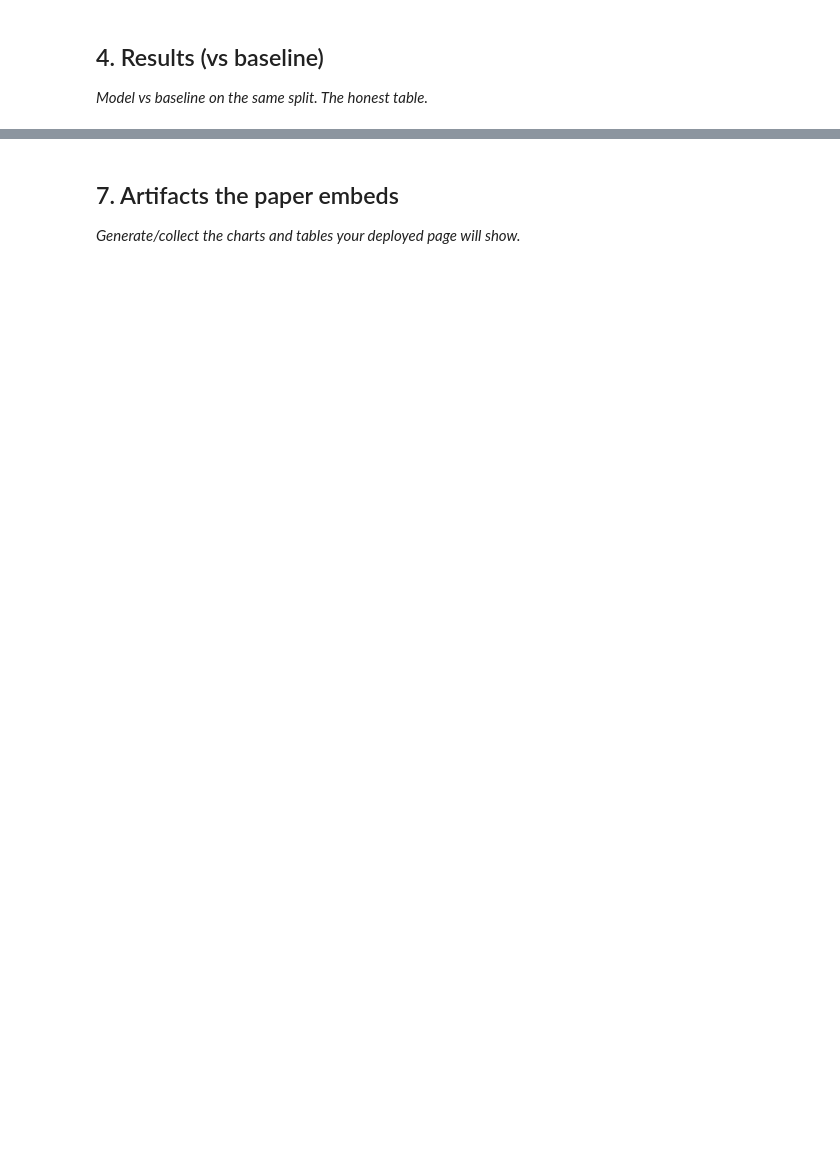
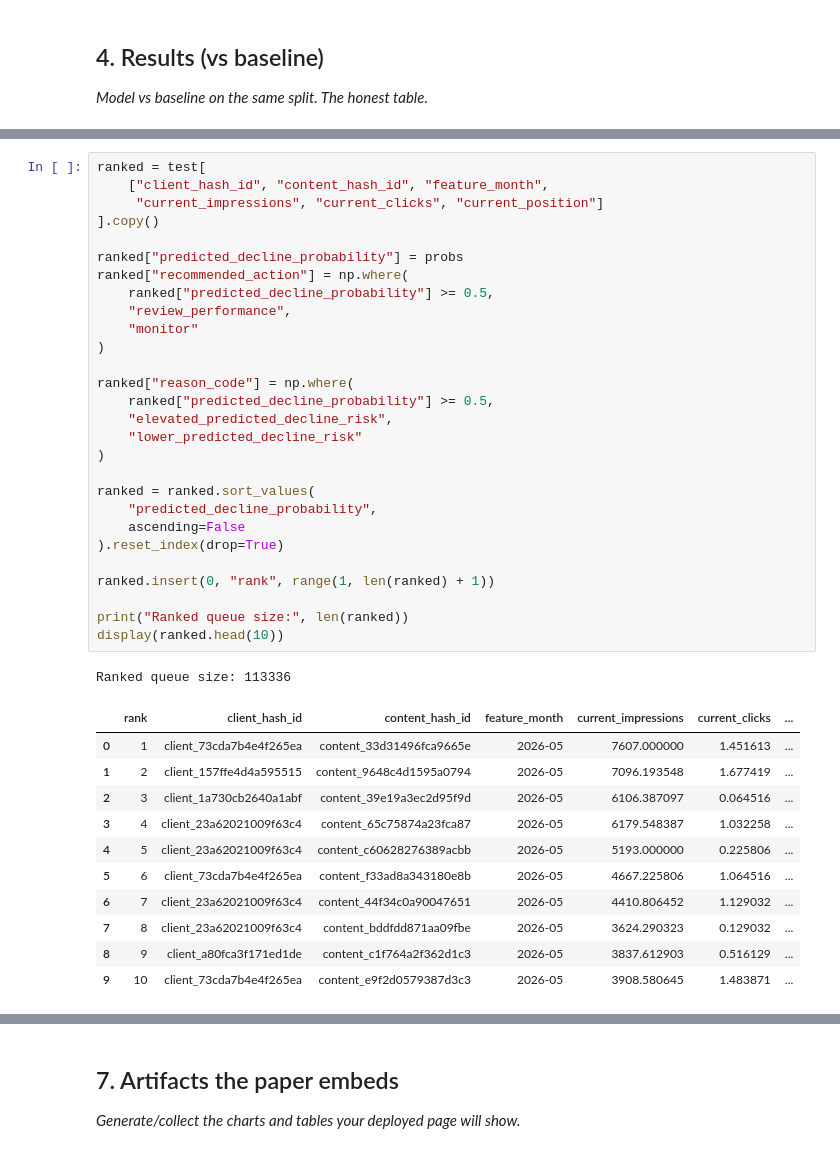
Before and after one commit to Jaivarshini-06/flyrank-ml-internship-jaivarshini, a Jupyter notebook: work/notebooks/capstone.ipynb, the cells around one changed output, grey strips where cells are left out. Drawn from its saved outputs; the diff is of its cells as text; blank space fills up the shorter version.

```diff
--- a/work/notebooks/capstone.ipynb
+++ b/work/notebooks/capstone.ipynb
@@ -260,0 +631,41 @@ First 3 rows:
+# %%
+ranked = test[
+    ["client_hash_id", "content_hash_id", "feature_month",
+     "current_impressions", "current_clicks", "current_position"]
+].copy()
+
+ranked["predicted_decline_probability"] = probs
+ranked["recommended_action"] = np.where(
+    ranked["predicted_decline_probability"] >= 0.5,
+    "review_performance",
+    "monitor"
+)
+
+ranked["reason_code"] = np.where(
+    ranked["predicted_decline_probability"] >= 0.5,
+    "elevated_predicted_decline_risk",
+    "lower_predicted_decline_risk"
+)
+
+ranked = ranked.sort_values(
+    "predicted_decline_probability",
+    ascending=False
+).reset_index(drop=True)
+
+ranked.insert(0, "rank", range(1, len(ranked) + 1))
+
+print("Ranked queue size:", len(ranked))
+display(ranked.head(10))
+# %% [output]
+Ranked queue size: 113336
+|  | rank | client_hash_id | content_hash_id | feature_month | current_impressions | current_clicks | ... |
+| 0 | 1 | client_73cda7b4e4f265ea | content_33d31496fca9665e | 2026-05 | 7607.000000 | 1.451613 | ... |
+| 1 | 2 | client_157ffe4d4a595515 | content_9648c4d1595a0794 | 2026-05 | 7096.193548 | 1.677419 | ... |
+| 2 | 3 | client_1a730cb2640a1abf | content_39e19a3ec2d95f9d | 2026-05 | 6106.387097 | 0.064516 | ... |
+| 3 | 4 | client_23a62021009f63c4 | content_65c75874a23fca87 | 2026-05 | 6179.548387 | 1.032258 | ... |
+| 4 | 5 | client_23a62021009f63c4 | content_c60628276389acbb | 2026-05 | 5193.000000 | 0.225806 | ... |
+| 5 | 6 | client_73cda7b4e4f265ea | content_f33ad8a343180e8b | 2026-05 | 4667.225806 | 1.064516 | ... |
+| 6 | 7 | client_23a62021009f63c4 | content_44f34c0a90047651 | 2026-05 | 4410.806452 | 1.129032 | ... |
+| 7 | 8 | client_23a62021009f63c4 | content_bddfdd871aa09fbe | 2026-05 | 3624.290323 | 0.129032 | ... |
+| 8 | 9 | client_a80fca3f171ed1de | content_c1f764a2f362d1c3 | 2026-05 | 3837.612903 | 0.516129 | ... |
+| 9 | 10 | client_73cda7b4e4f265ea | content_e9f2d0579387d3c3 | 2026-05 | 3908.580645 | 1.483871 | ... |
```
Also changed, not shown: parts of 16 cells of this notebook.
